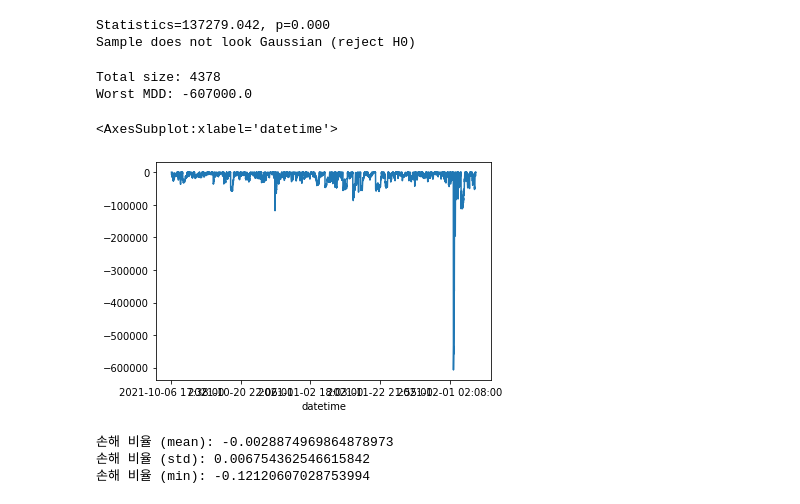
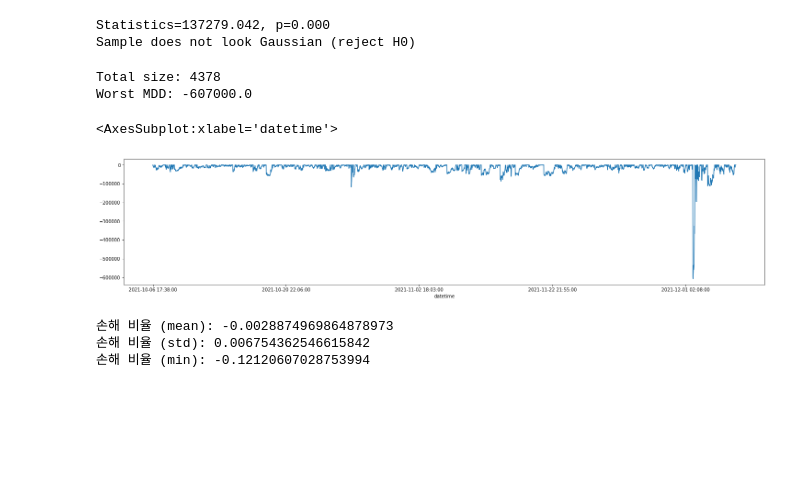
Before and after one commit to iamhyeonje/investing, a Jupyter notebook: coin.ipynb, the cells around one changed output. Cells and saved outputs as stored; diff of their text form; code cells hidden in the pictures; blank space fills up the shorter version.

```diff
--- a/coin.ipynb
+++ b/coin.ipynb
@@ -406,13 +405,13 @@ Sample does not look Gaussian (reject H0)
 # %%
 y2_target1 = y2_MDD[y2_MDD['target']==1]
 print('Total size: {}'.format(len(y2_target1)))
 print('Worst MDD: {}'.format(y2_target1['mdd'].min()))
-y2_target1['mdd'].plot()
+y2_target1['mdd'].plot(figsize=(25,5))
 # %% [output]
 Total size: 4378
 Worst MDD: -607000.0
 <AxesSubplot:xlabel='datetime'>
-[figure, old version]
+[figure, new version]
 # %%
 y2_target1['mdd_ratio'] = y2_target1['mdd']/y2_target1['close']
 print('손해 비율 (mean): {}'.format(y2_target1['mdd_ratio'].mean()))
```
Also changed, not shown: parts of 18 cells of this notebook.
